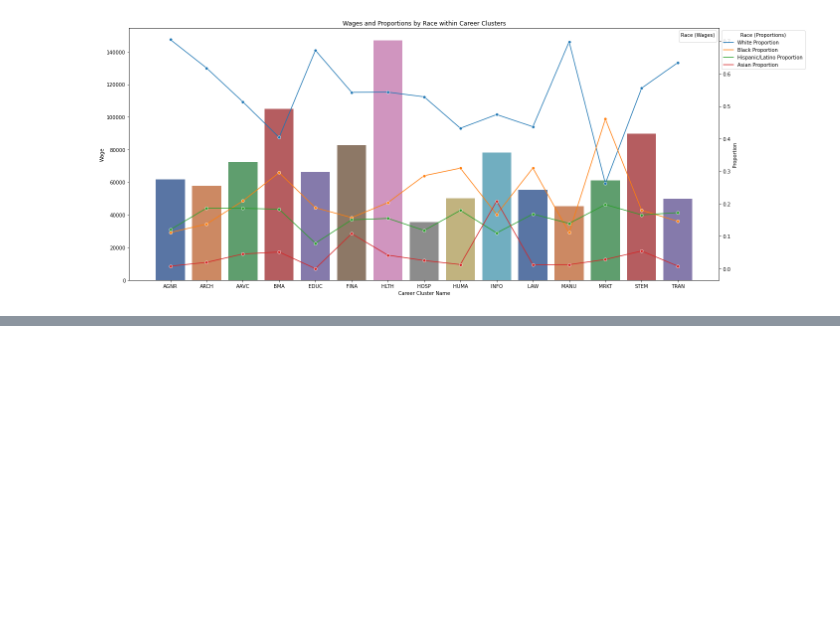
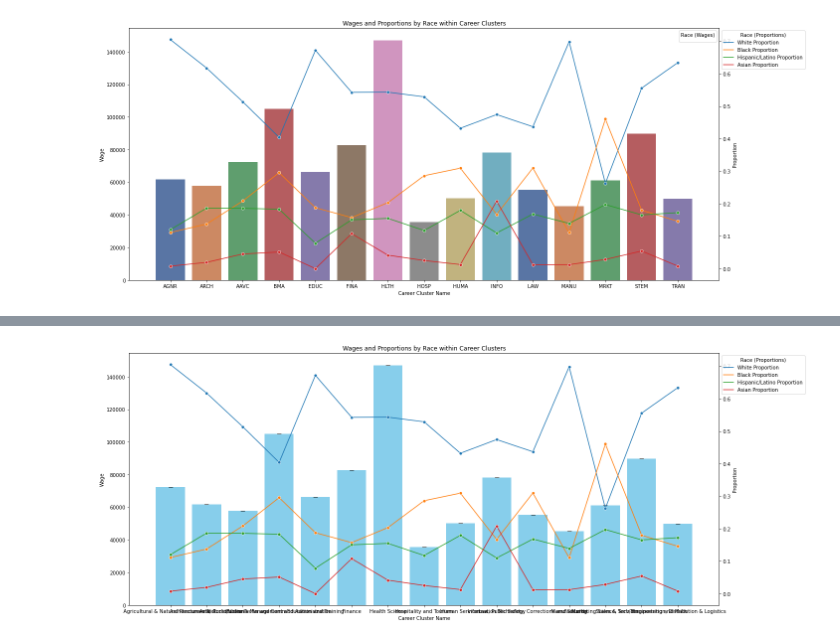
Before and after one commit to emcfalls/NC-Datathon, a Jupyter notebook: cluster_EDA_state.ipynb, the cells around one changed output, grey strips where cells are left out. Cells and saved outputs as stored; diff of their text form; code cells hidden in the pictures; blank space fills up the shorter version.

```diff
--- a/cluster_EDA_state.ipynb
+++ b/cluster_EDA_state.ipynb
@@ -821,0 +890,37 @@ plt.show()
+# %%
+
+# Assuming 'melted_data' is your DataFrame and 'cluster_wages2' contains the standard deviation
+# Assuming 'code' is a column in 'melted_data' that corresponds to 'Career Cluster Name-2.0' in 'cluster_wages2'
+
+# First, create a new DataFrame that aggregates the mean and calculates the standard deviation for each 'code'
+cluster_wages_stats = melted_data.groupby('code')['Annual wage; mean'].agg(['mean', 'std']).reset_index()
+
+plt.figure(figsize=(20, 8))
+
+# Bar plot for the mean annual wage with standard deviation as error bars
+ax1 = plt.bar(
+    cluster_wages_stats['code'],
+    cluster_wages_stats['mean'],
+    yerr=cluster_wages_stats['std'],
+    capsize=4, # Adds caps to the error bars
+    color='skyblue', # You can choose a color
+    label='Annual Wage Mean'
+)
+
+plt.title('Wages and Proportions by Race within Career Clusters')
+plt.xlabel('Career Cluster Name')
+plt.ylabel('Wage')
+
+ax2 = plt.twinx()
+
+sns.lineplot(x='Job Type', y='Proportion', hue='Race', data=melted_data, marker='o', sort=False, ax=ax2)
+
+ax2.set_ylabel('Proportion')
+
+ax2.legend(title='Race (Proportions)', loc='upper left', bbox_to_anchor=(1, 1))
+
+plt.xticks(rotation=45, ha='right')
+plt.tight_layout()
+plt.show()
+# %% [output]
+[figure, added]
```
Also changed, not shown: parts of 11 cells of this notebook, 1 other file.
